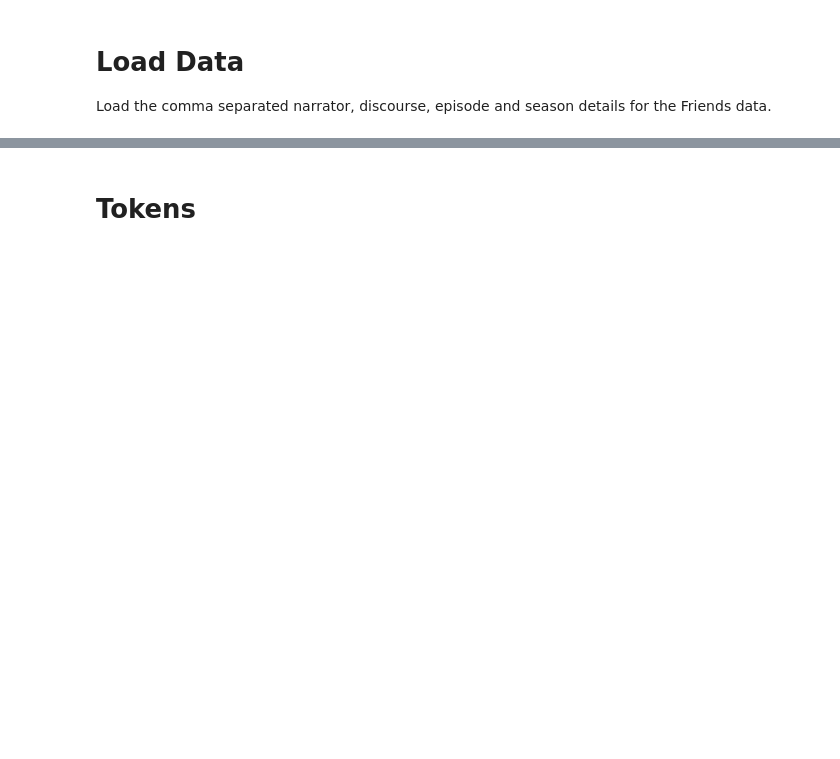
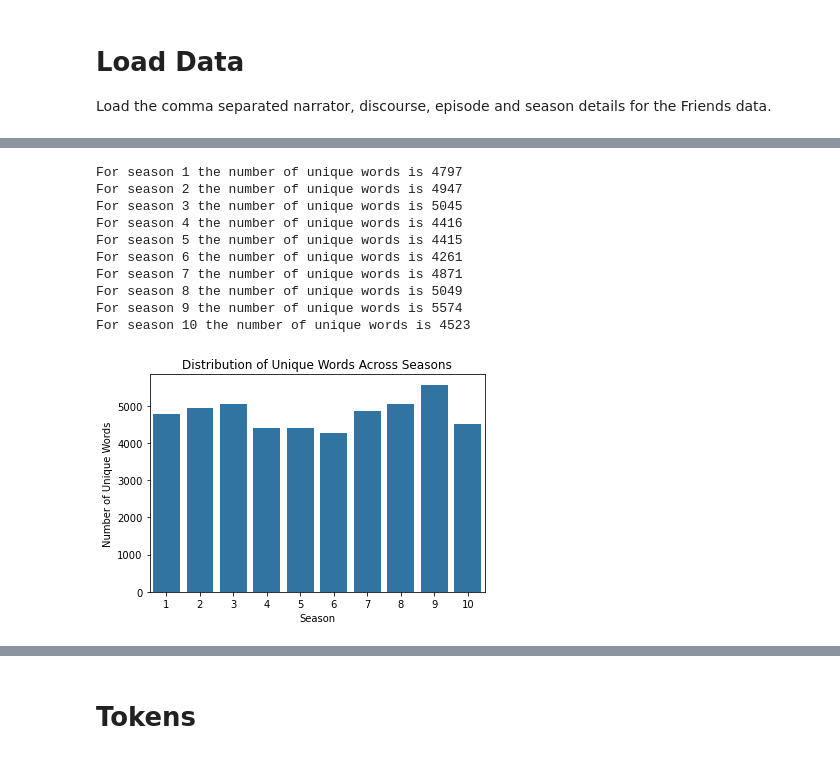
Before and after one commit to courtois-neuromod/friends.stimuli, a Jupyter notebook: language_annotations/Friends_Transcripts_Analysis.ipynb, the cells around one changed output, grey strips where cells are left out. Saved outputs shown, nothing was run; the diff lists cells and outputs as text; code cells hidden in the pictures; blank space fills up the shorter version.

```diff
--- a/language_annotations/Friends_Transcripts_Analysis.ipynb
+++ b/language_annotations/Friends_Transcripts_Analysis.ipynb
@@ -119 +72,27 @@ for season in range(1,11):
+# %%
+uniqueword_season_counts =  {}
+for season in range(1,11):
+  print(f"For season {season} the number of unique words is {len(season_unique_word[season])}")
+  uniqueword_season_counts[season] = len(season_unique_word[season])
+
+value = pd.DataFrame({"Season": uniqueword_season_counts.keys(), "Words": uniqueword_season_counts.values()})
+
+plot_corpus_characteristics(value,
+                           title = "Distribution of Unique Words Across Seasons",
+                           xlabel=  "Season",
+                           ylabel = "Number of Unique Words",
+                           tilt= False, type = "bar"
+                           )
+# %% [output]
+For season 1 the number of unique words is 4797
+For season 2 the number of unique words is 4947
+For season 3 the number of unique words is 5045
+For season 4 the number of unique words is 4416
+For season 5 the number of unique words is 4415
+For season 6 the number of unique words is 4261
+For season 7 the number of unique words is 4871
+For season 8 the number of unique words is 5049
+For season 9 the number of unique words is 5574
+For season 10 the number of unique words is 4523
+[figure, added]
 # %%
```
Also changed, not shown: parts of 71 cells of this notebook, 2 other files.
